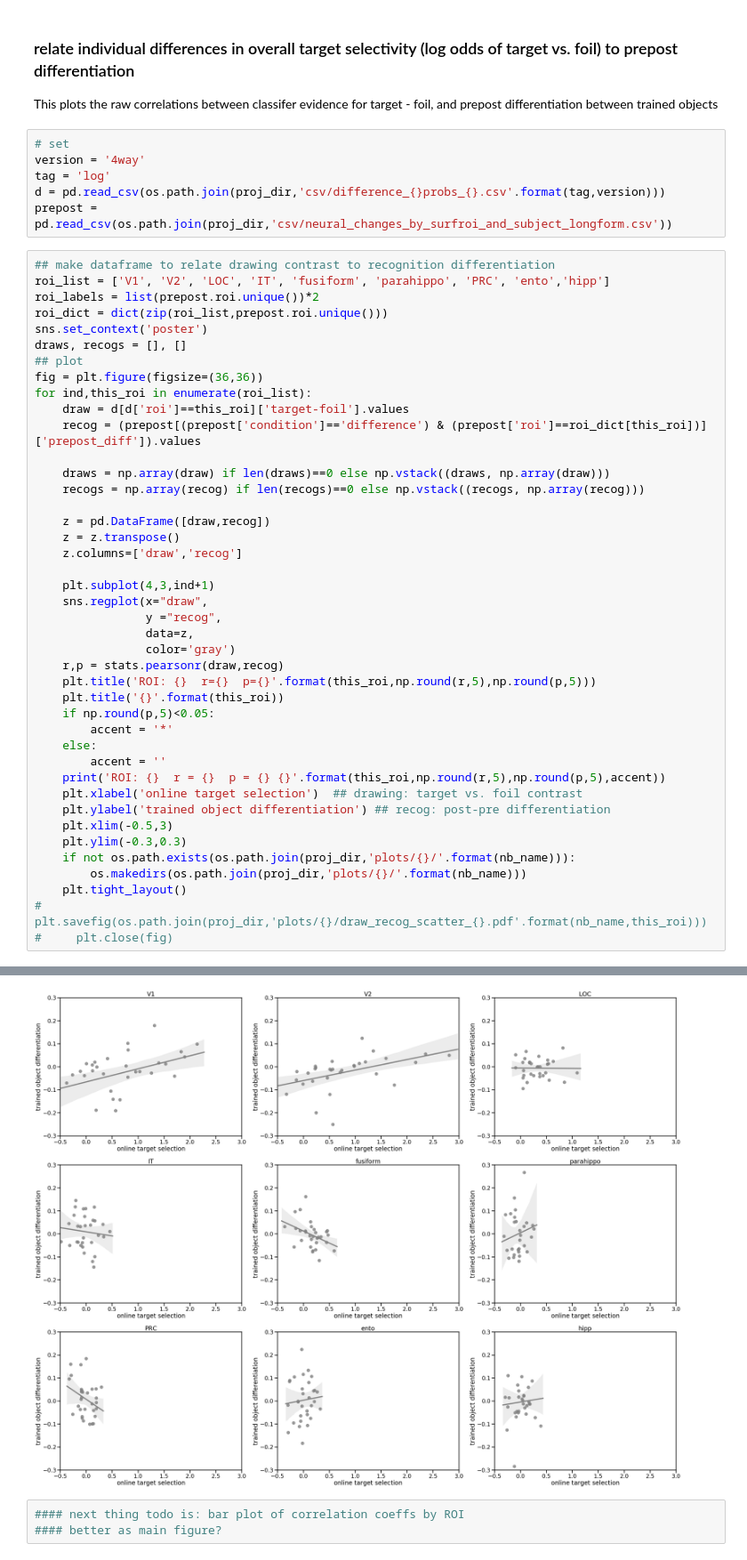
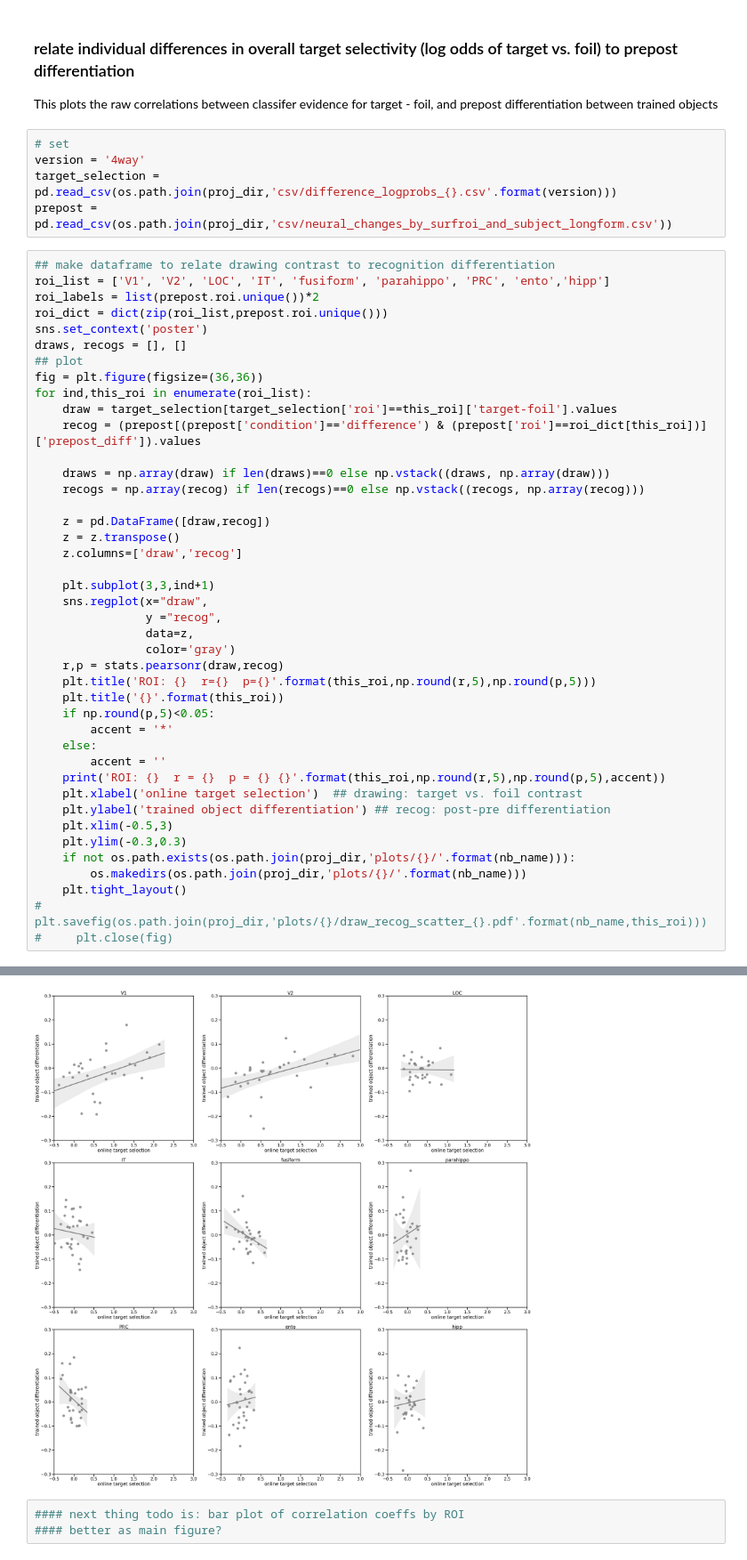
Before and after one commit to cogtoolslab/neurosketch, a Jupyter notebook: ipynb/golden/3_relate_drawing_training_and_recog_prepost.ipynb, the cells around one changed output, grey strips where cells are left out. Shown at 89% size. Cells and saved outputs as stored; diff of their text form.

```diff
--- a/ipynb/golden/3_relate_drawing_training_and_recog_prepost.ipynb
+++ b/ipynb/golden/3_relate_drawing_training_and_recog_prepost.ipynb
@@ -65,8 +65,7 @@ This plots the raw correlations between classifer evidence for target - foil, an
 # %%
 # set
 version = '4way'
-tag = 'log'
-d = pd.read_csv(os.path.join(proj_dir,'csv/difference_{}probs_{}.csv'.format(tag,version)))
+target_selection = pd.read_csv(os.path.join(proj_dir,'csv/difference_logprobs_{}.csv'.format(version)))
 prepost = pd.read_csv(os.path.join(proj_dir,'csv/neural_changes_by_surfroi_and_subject_longform.csv'))
 # %%
 ## make dataframe to relate drawing contrast to recognition differentiation
@@ -78,7 +77,7 @@ draws, recogs = [], []
 ## plot
 fig = plt.figure(figsize=(36,36))
 for ind,this_roi in enumerate(roi_list):
-    draw = d[d['roi']==this_roi]['target-foil'].values
+    draw = target_selection[target_selection['roi']==this_roi]['target-foil'].values
     recog = (prepost[(prepost['condition']=='difference') & (prepost['roi']==roi_dict[this_roi])]['prepost_diff']).values
 
     draws = np.array(draw) if len(draws)==0 else np.vstack((draws, np.array(draw)))
@@ -88,39 +87,39 @@ for ind,this_roi in enumerate(roi_list):
     z = z.transpose()
     z.columns=['draw','recog']
 
-    plt.subplot(4,3,ind+1)
+    plt.subplot(3,3,ind+1)
     sns.regplot(x="draw",
                 y ="recog",
                 data=z,
                 color='gray')
     r,p = stats.pearsonr(draw,recog)
     plt.title('ROI: {}  r={}  p={}'.format(this_roi,np.round(r,5),np.round(p,5)))
     plt.title('{}'.format(this_roi))
     if np.round(p,5)<0.05:
         accent = '*'
     else:
         accent = ''
     print('ROI: {}  r = {}  p = {} {}'.format(this_roi,np.round(r,5),np.round(p,5),accent))
     plt.xlabel('online target selection')  ## drawing: target vs. foil contrast
     plt.ylabel('trained object differentiation') ## recog: post-pre differentiation
     plt.xlim(-0.5,3)
     plt.ylim(-0.3,0.3)
     if not os.path.exists(os.path.join(proj_dir,'plots/{}/'.format(nb_name))):
         os.makedirs(os.path.join(proj_dir,'plots/{}/'.format(nb_name)))
     plt.tight_layout()
 #     plt.savefig(os.path.join(proj_dir,'plots/{}/draw_recog_scatter_{}.pdf'.format(nb_name,this_roi)))
 #     plt.close(fig)
 # %% [output]
 ROI: V1  r = 0.37475  p = 0.03779 *
 ROI: V2  r = 0.46673  p = 0.00812 *
 ROI: LOC  r = -0.01186  p = 0.94952
 ROI: IT  r = -0.10254  p = 0.58306
 ROI: fusiform  r = -0.39501  p = 0.02786 *
 ROI: parahippo  r = 0.12824  p = 0.49176
 ROI: PRC  r = -0.32177  p = 0.07753
 ROI: ento  r = 0.08294  p = 0.65735
 ROI: hipp  r = 0.0656  p = 0.72586
-[figure, old version]
+[figure, new version]
 # %%
 #### next thing todo is: bar plot of correlation coeffs by ROI
 #### better as main figure?
```
Also changed, not shown: parts of 2 cells of this notebook.
